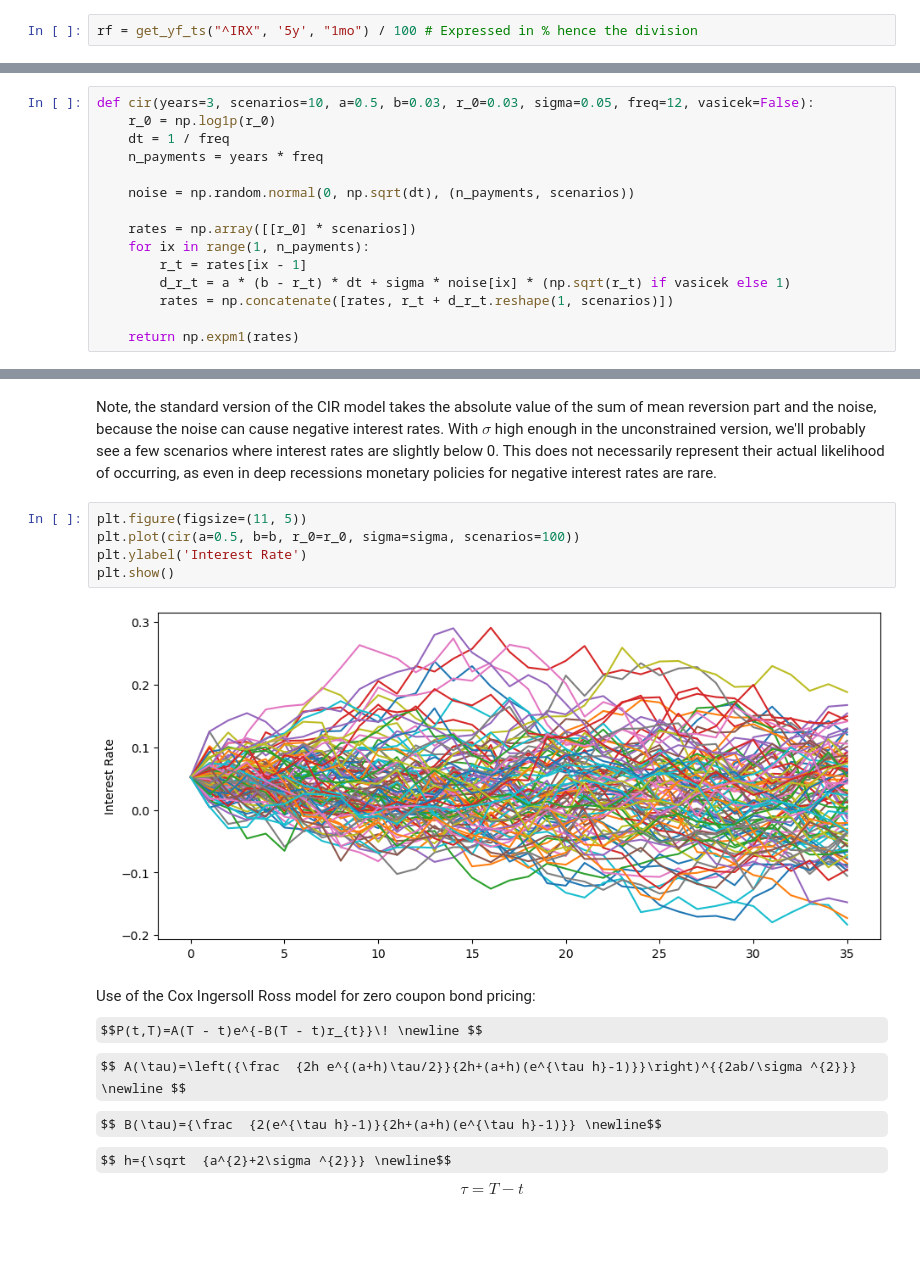
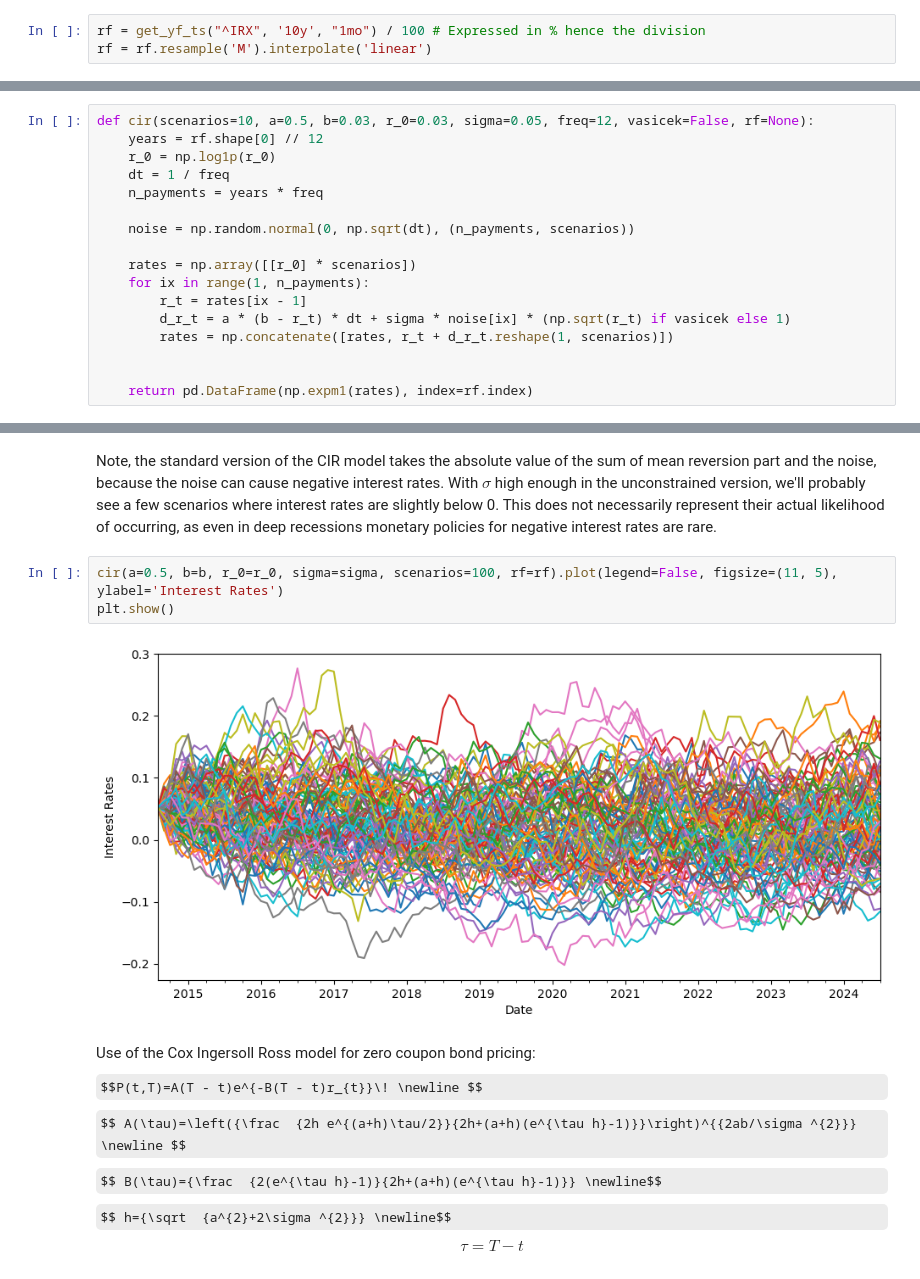
Before and after one commit to christianatanasov/algodisco, a Jupyter notebook: finance/cir_model.ipynb, the cells around one changed output, grey strips where cells are left out. Cells and saved outputs as stored; diff of their text form; some formulas as TeX source; blank space fills up the shorter version.

```diff
--- a/finance/cir_model.ipynb
+++ b/finance/cir_model.ipynb
@@ -15,12 +15,14 @@ from kit import interval_dict, annualize_returns, annualize_vol, get_yf_ts
 
 warnings.filterwarnings('ignore')
 # %%
-rf = get_yf_ts("^IRX", '5y', "1mo") / 100 # Expressed in % hence the division
+rf = get_yf_ts("^IRX", '10y', "1mo") / 100 # Expressed in % hence the division
+rf = rf.resample('M').interpolate('linear')
 # %% [markdown]
 Cox Ingersoll Ross model for dynamics of interest rates; The change of the interest rates depends on the current interest rates, plus some noise factor: $\newline$
 $dr_t = a(b - r_t) dt + \sigma \sqrt{r_t}dW_t$ $\newline$ for $a$ being the mean reversion parameter, $b$ the long-term mean of interest rates, $r_t$ the current interest rate, the volatility $\sigma$ and Brownian noise $W_t$.
 # %%
-def cir(years=3, scenarios=10, a=0.5, b=0.03, r_0=0.03, sigma=0.05, freq=12, vasicek=False):
+def cir(scenarios=10, a=0.5, b=0.03, r_0=0.03, sigma=0.05, freq=12, vasicek=False, rf=None):
+    years = rf.shape[0] // 12
     r_0 = np.log1p(r_0)
     dt = 1 / freq
     n_payments = years * freq
@@ -33,7 +35,8 @@ def cir(years=3, scenarios=10, a=0.5, b=0.03, r_0=0.03, sigma=0.05, freq=12, vas
         d_r_t = a * (b - r_t) * dt + sigma * noise[ix] * (np.sqrt(r_t) if vasicek else 1)
         rates = np.concatenate([rates, r_t + d_r_t.reshape(1, scenarios)])
 
-    return np.expm1(rates)
+
+    return pd.DataFrame(np.expm1(rates), index=rf.index)
 # %%
 b = rf["^IRX"].mean()
 r_0 = rf["^IRX"].iloc[-1]
@@ -41,12 +44,10 @@ sigma = rf["^IRX"].std() * np.sqrt(12)
 # %% [markdown]
 Note, the standard version of the CIR model takes the absolute value of the sum of mean reversion part and the noise, because the noise can cause negative interest rates. With $\sigma$ high enough in the unconstrained version, we'll probably see a few scenarios where interest rates are slightly below 0. This does not necessarily represent their actual likelihood of occurring, as even in deep recessions monetary policies for negative interest rates are rare.
 # %%
-plt.figure(figsize=(11, 5))
-plt.plot(cir(a=0.5, b=b, r_0=r_0, sigma=sigma, scenarios=100))
-plt.ylabel('Interest Rate')
+cir(a=0.5, b=b, r_0=r_0, sigma=sigma, scenarios=100, rf=rf).plot(legend=False, figsize=(11, 5), ylabel='Interest Rates')
 plt.show()
 # %% [output]
-[figure, old version]
+[figure, new version]
 # %% [markdown]
 Use of the Cox Ingersoll Ross model for zero coupon bond pricing:
 $$P(t,T)=A(T - t)e^{-B(T - t)r_{t}}\! \newline $$
```
Also changed, not shown: parts of 3 cells of this notebook.
